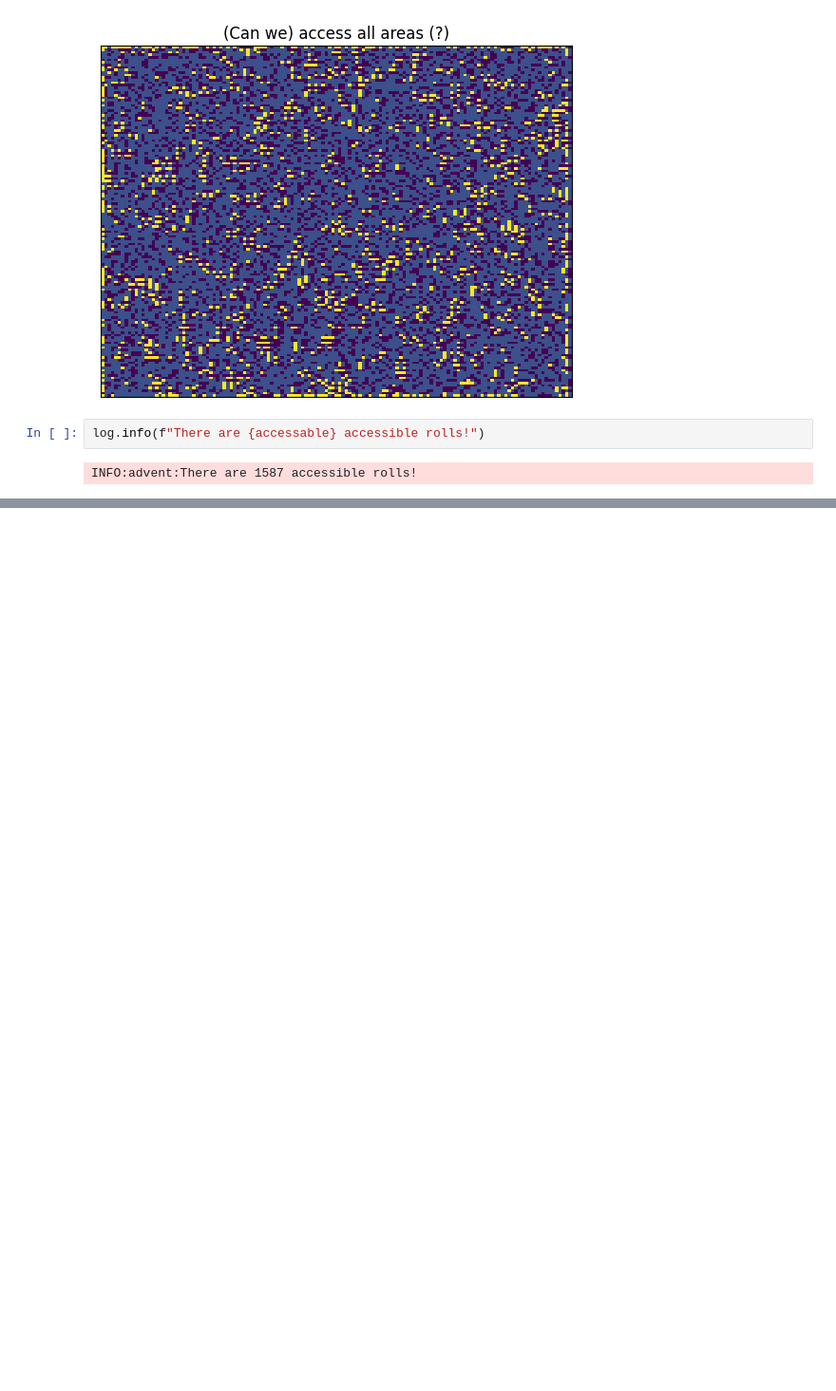
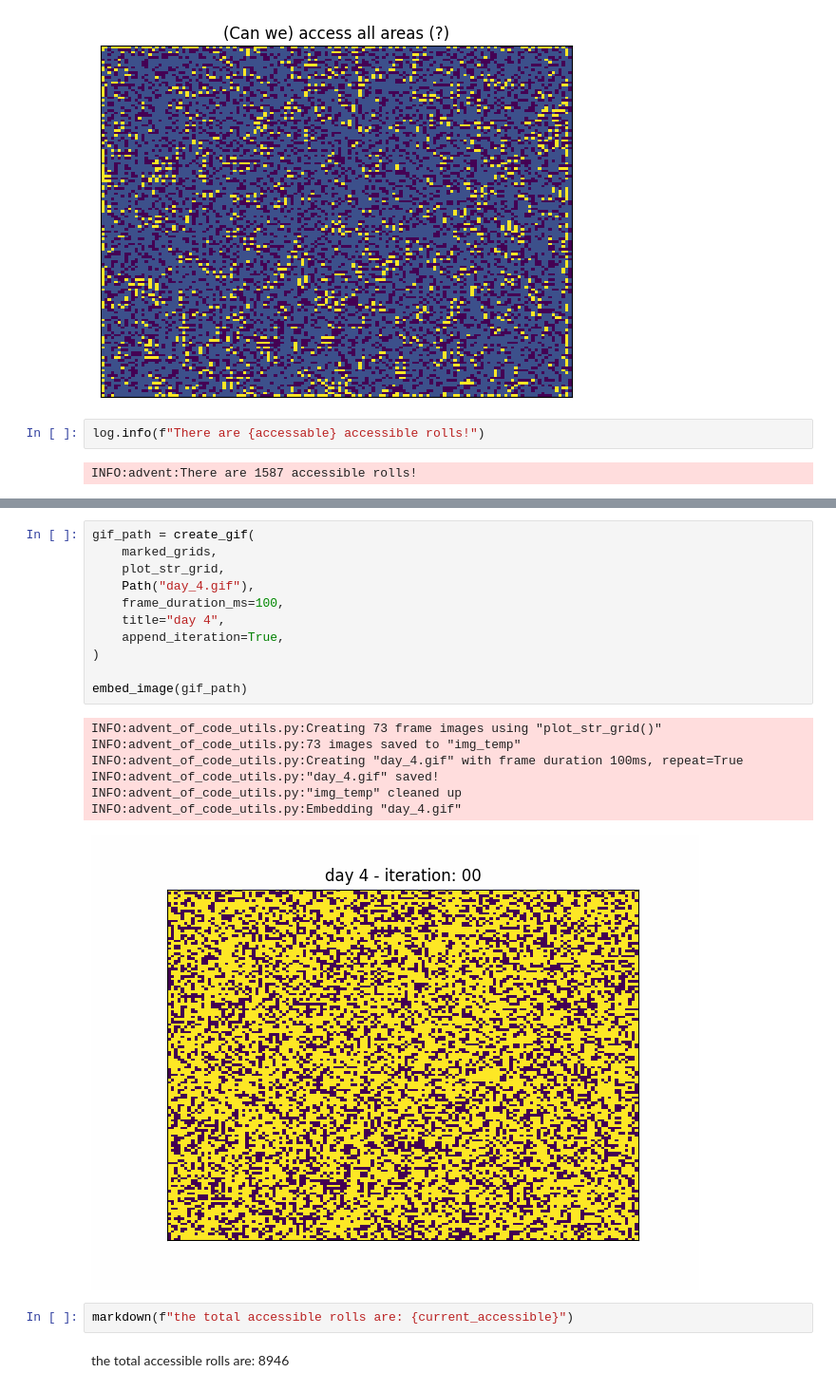
Before and after one commit to nouseforkeys/advent-of-code-25, a Jupyter notebook: day_4.ipynb, the cells around one changed output, grey strips where cells are left out. Shown at 95% size. Drawn from its saved outputs; the diff is of its cells as text; blank space fills up the shorter version.

```diff
--- a/day_4.ipynb
+++ b/day_4.ipynb
@@ -106,0 +239,23 @@ INFO:advent:There are 1587 accessible rolls!
+# %%
+gif_path = create_gif(
+    marked_grids,
+    plot_str_grid,
+    Path("day_4.gif"),
+    frame_duration_ms=100,
+    title="day 4",
+    append_iteration=True,
+)
+
+embed_image(gif_path)
+# %% [output]
+INFO:advent_of_code_utils.py:Creating 73 frame images using "plot_str_grid()"
+INFO:advent_of_code_utils.py:73 images saved to "img_temp"
+INFO:advent_of_code_utils.py:Creating "day_4.gif" with frame duration 100ms, repeat=True
+INFO:advent_of_code_utils.py:"day_4.gif" saved!
+INFO:advent_of_code_utils.py:"img_temp" cleaned up
+INFO:advent_of_code_utils.py:Embedding "day_4.gif"
+[figure, added]
+# %%
+markdown(f"the total accessible rolls are: {current_accessible}")
+# %% [output]
+the total accessible rolls are: 8946
```
Also changed, not shown: parts of 8 cells of this notebook.
